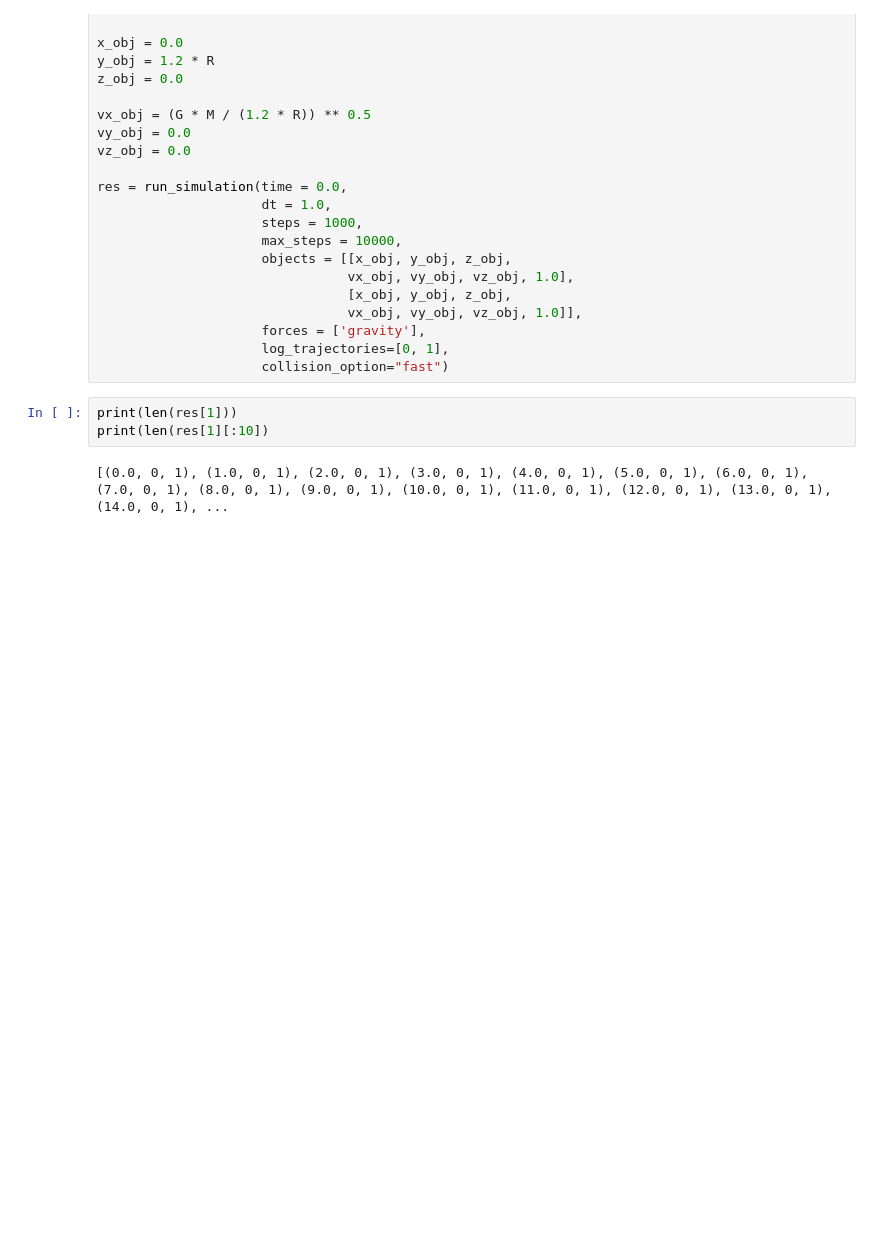
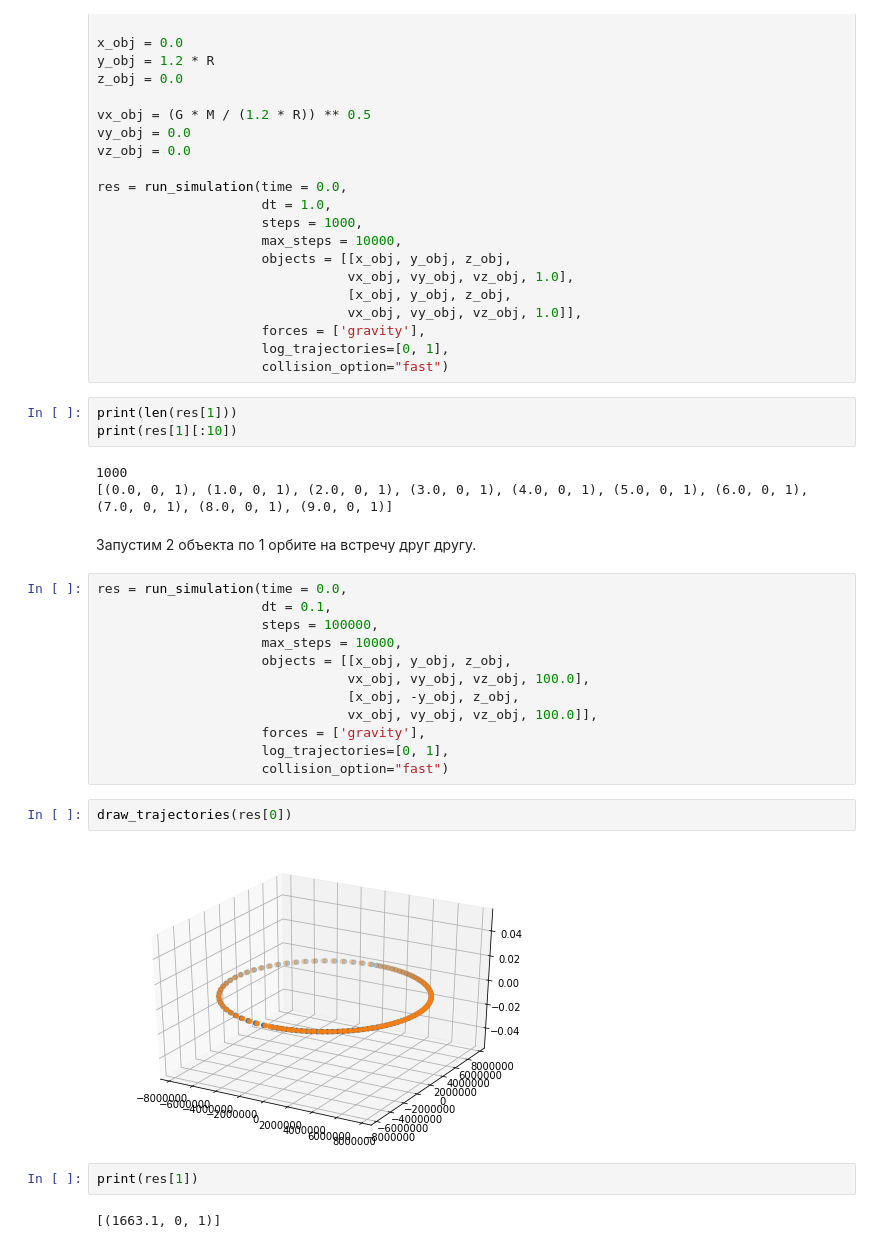
Before and after one commit to kharitonov-ivan/space_junk_simulator, a Jupyter notebook: examples/2_Stage_2_Trajectories_with_collisions.ipynb, the cells around one changed output. Saved outputs shown, nothing was run; the diff lists cells and outputs as text; blank space fills up the shorter version.

```diff
--- a/examples/2_Stage_2_Trajectories_with_collisions.ipynb
+++ b/examples/2_Stage_2_Trajectories_with_collisions.ipynb
@@ -128,6 +128,29 @@ res = run_simulation(time = 0.0,
                      collision_option="fast")
 # %%
 print(len(res[1]))
-print(len(res[1][:10])
+print(res[1][:10])
 # %% [output]
-[(0.0, 0, 1), (1.0, 0, 1), (2.0, 0, 1), (3.0, 0, 1), (4.0, 0, 1), (5.0, 0, 1), (6.0, 0, 1), (7.0, 0, 1), (8.0, 0, 1), (9.0, 0, 1), (10.0, 0, 1), (11.0, 0, 1), (12.0, 0, 1), (13.0, 0, 1), (14.0, 0, 1), ...
+1000
+[(0.0, 0, 1), (1.0, 0, 1), (2.0, 0, 1), (3.0, 0, 1), (4.0, 0, 1), (5.0, 0, 1), (6.0, 0, 1), (7.0, 0, 1), (8.0, 0, 1), (9.0, 0, 1)]
+# %% [markdown]
+Запустим 2 объекта по 1 орбите на встречу друг другу.
+# %%
+res = run_simulation(time = 0.0,
+                     dt = 0.1,
+                     steps = 100000,
+                     max_steps = 10000,
+                     objects = [[x_obj, y_obj, z_obj,
+                                vx_obj, vy_obj, vz_obj, 100.0],
+                                [x_obj, -y_obj, z_obj,
+                                vx_obj, vy_obj, vz_obj, 100.0]],
+                     forces = ['gravity'],
+                     log_trajectories=[0, 1],
+                     collision_option="fast")
+# %%
+draw_trajectories(res[0])
+# %% [output]
+[figure, added]
+# %%
+print(res[1])
+# %% [output]
+[(1663.1, 0, 1)]
```
